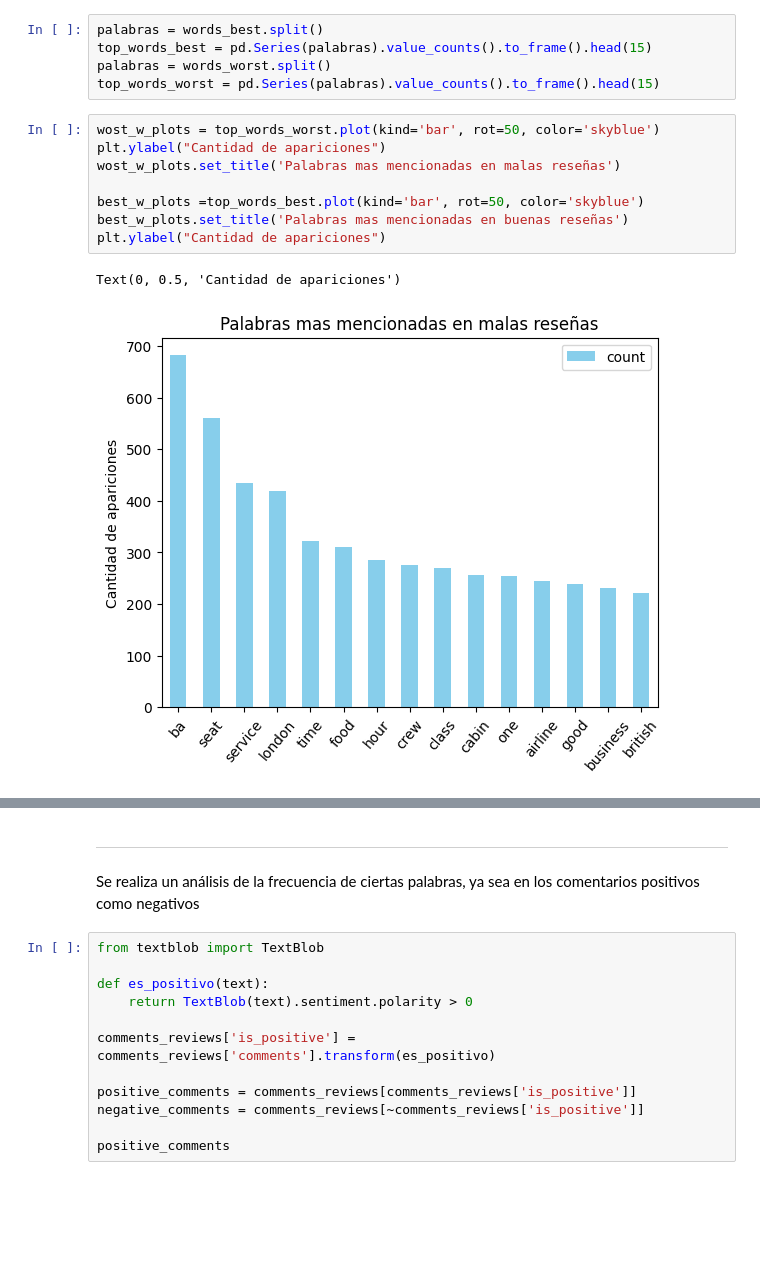
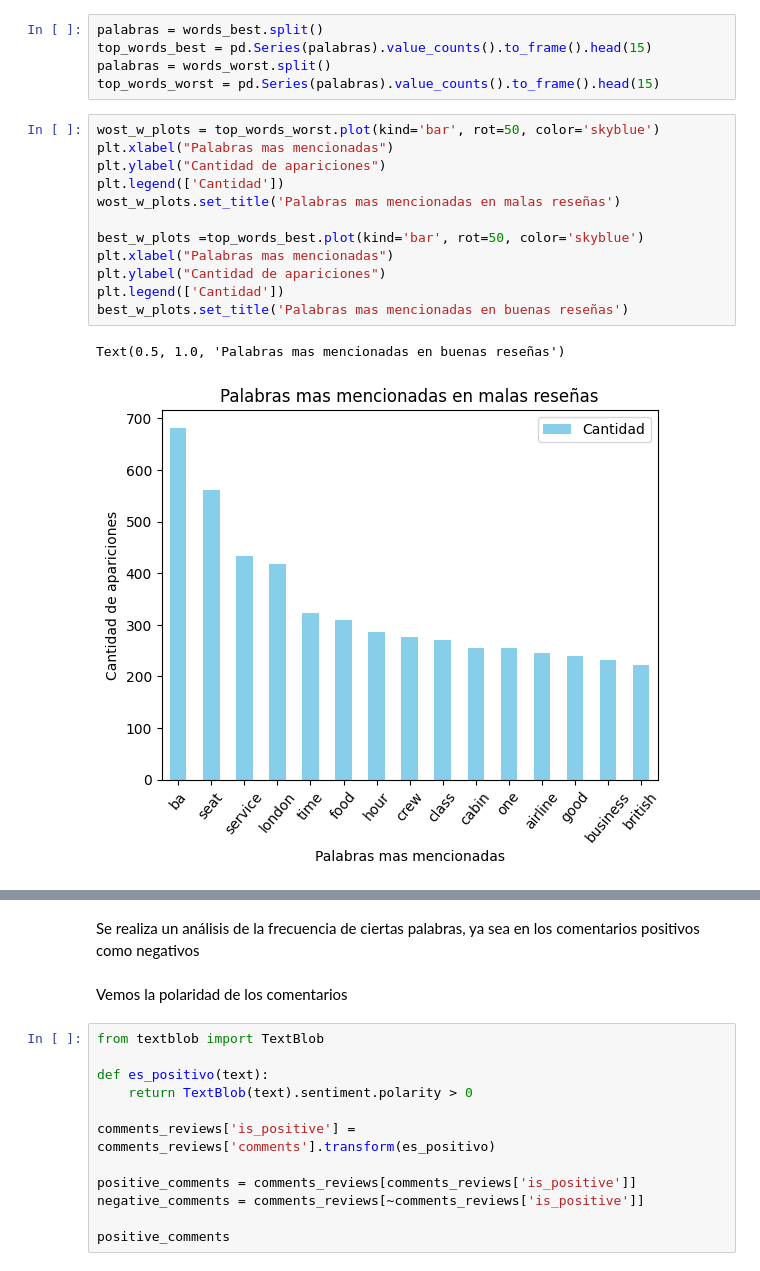
Before and after one commit to agalarza768/TP1-Orga_de_datos, a Jupyter notebook: TP_Orga.ipynb, the cells around one changed output, grey strips where cells are left out. Drawn from its saved outputs; the diff is of its cells as text; blank space fills up the shorter version.

```diff
--- a/TP_Orga.ipynb
+++ b/TP_Orga.ipynb
@@ -833,12 +831,16 @@ palabras = words_worst.split()
 top_words_worst = pd.Series(palabras).value_counts().to_frame().head(15)
 # %%
 wost_w_plots = top_words_worst.plot(kind='bar', rot=50, color='skyblue')
+plt.xlabel("Palabras mas mencionadas")
 plt.ylabel("Cantidad de apariciones")
+plt.legend(['Cantidad'])
 wost_w_plots.set_title('Palabras mas mencionadas en malas reseñas')
 
 best_w_plots =top_words_best.plot(kind='bar', rot=50, color='skyblue')
+plt.xlabel("Palabras mas mencionadas")
+plt.ylabel("Cantidad de apariciones")
+plt.legend(['Cantidad'])
 best_w_plots.set_title('Palabras mas mencionadas en buenas reseñas')
-plt.ylabel("Cantidad de apariciones")
 # %% [output]
-Text(0, 0.5, 'Cantidad de apariciones')
+Text(0.5, 1.0, 'Palabras mas mencionadas en buenas reseñas')
-[figure, old version]
+[figure, new version]
@@ -846,7 +848,7 @@ Text(0, 0.5, 'Cantidad de apariciones')
-# %% [markdown]
---------------------------------------------------------------------------------
 # %% [markdown]
 Se realiza un análisis de la frecuencia de ciertas palabras, ya sea en los comentarios positivos como negativos
+# %% [markdown]
+Vemos la polaridad de los comentarios
 # %%
 from textblob import TextBlob
 
```
Also changed, not shown: parts of 41 cells of this notebook.
